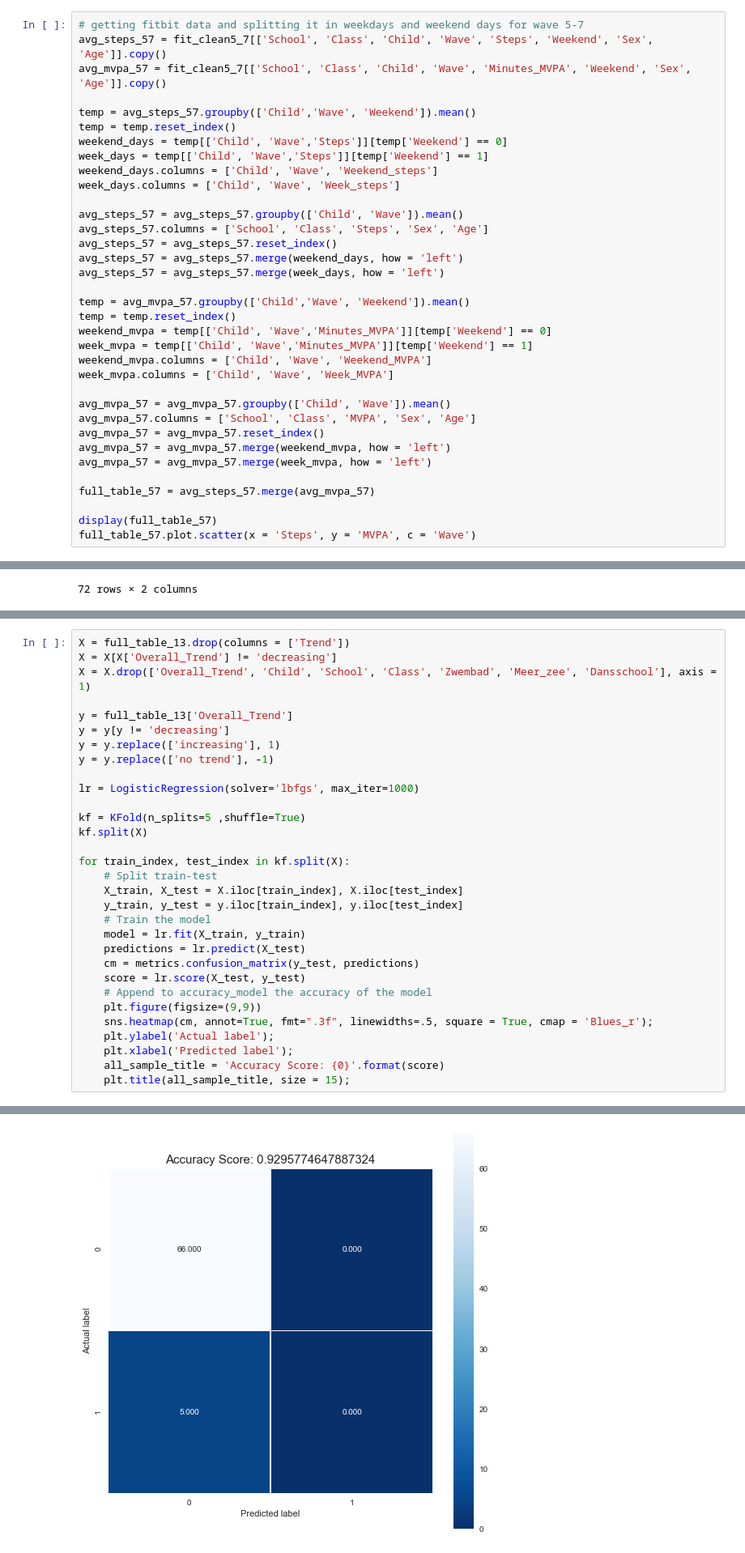
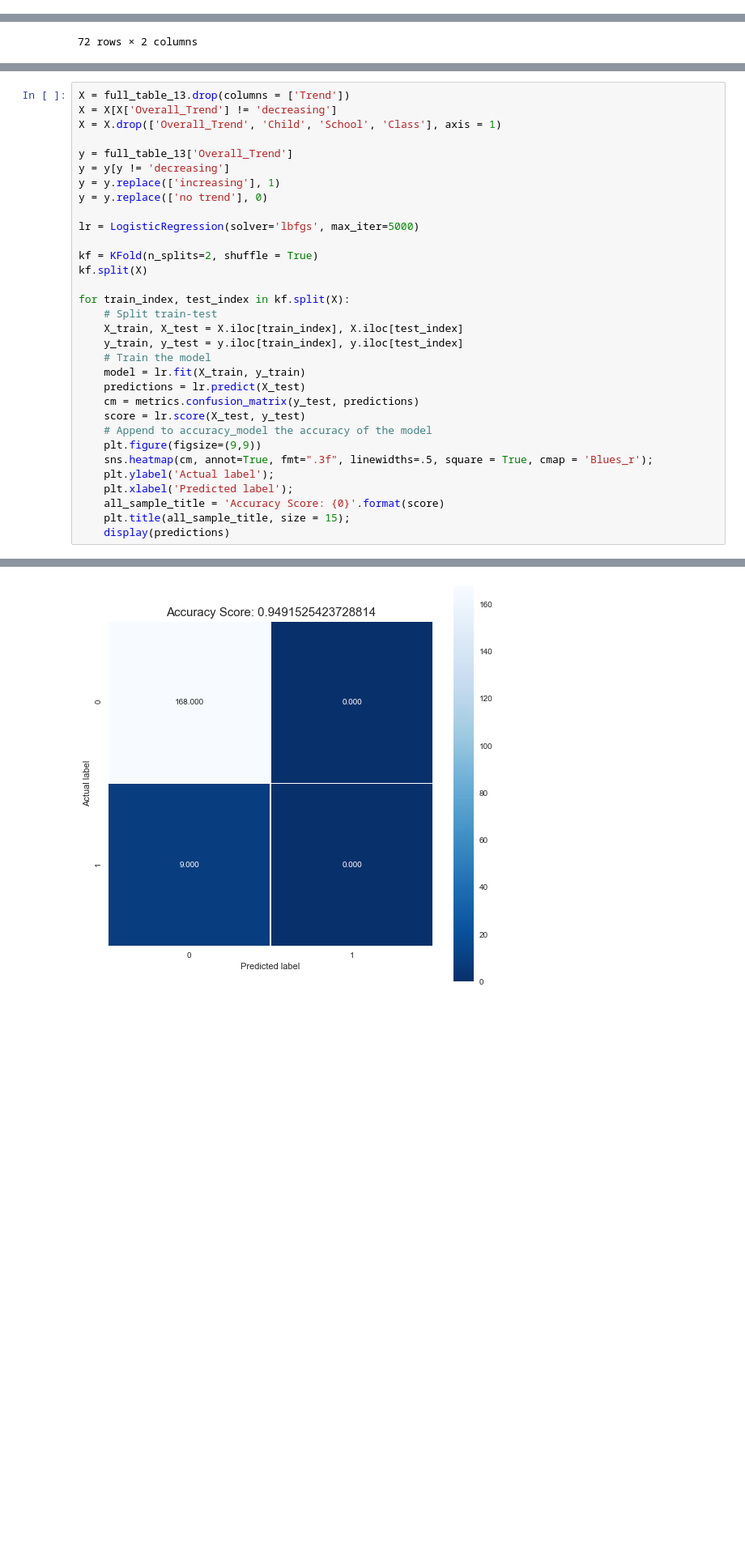
Before and after one commit to Shoarmin/baproject, a Jupyter notebook: code.ipynb, the cells around one changed output, grey strips where cells are left out. Shown at 81% size. Cells and saved outputs as stored; diff of their text form; blank space fills up the shorter version.

Commit message:
Add files via upload
added week 5-7, removed unnecessary blocks of code, fixed issues with the questionnaire data, made logistic regression possible with 3 different states.

```diff
--- a/code.ipynb
+++ b/code.ipynb
@@ -170,38 +158,3 @@ full_table_13.plot.scatter(x = 'Steps', y = 'MVPA', c = 'Wave')
 1080 rows × 12 columns
 <matplotlib.axes._subplots.AxesSubplot at 0x...>
 [figure]
-# %%
-# getting fitbit data and splitting it in weekdays and weekend days for wave 5-7
-avg_steps_57 = fit_clean5_7[['School', 'Class', 'Child', 'Wave', 'Steps', 'Weekend', 'Sex', 'Age']].copy()
-avg_mvpa_57 = fit_clean5_7[['School', 'Class', 'Child', 'Wave', 'Minutes_MVPA', 'Weekend', 'Sex', 'Age']].copy()
-
-temp = avg_steps_57.groupby(['Child','Wave', 'Weekend']).mean()
-temp = temp.reset_index()
-weekend_days = temp[['Child', 'Wave','Steps']][temp['Weekend'] == 0]
-week_days = temp[['Child', 'Wave','Steps']][temp['Weekend'] == 1]
-weekend_days.columns = ['Child', 'Wave', 'Weekend_steps']
-week_days.columns = ['Child', 'Wave', 'Week_steps']
-
-avg_steps_57 = avg_steps_57.groupby(['Child', 'Wave']).mean()
-avg_steps_57.columns = ['School', 'Class', 'Steps', 'Sex', 'Age']
-avg_steps_57 = avg_steps_57.reset_index()
-avg_steps_57 = avg_steps_57.merge(weekend_days, how = 'left')
-avg_steps_57 = avg_steps_57.merge(week_days, how = 'left')
-
-temp = avg_mvpa_57.groupby(['Child','Wave', 'Weekend']).mean()
-temp = temp.reset_index()
-weekend_mvpa = temp[['Child', 'Wave','Minutes_MVPA']][temp['Weekend'] == 0]
-week_mvpa = temp[['Child', 'Wave','Minutes_MVPA']][temp['Weekend'] == 1]
-weekend_mvpa.columns = ['Child', 'Wave', 'Weekend_MVPA']
-week_mvpa.columns = ['Child', 'Wave', 'Week_MVPA']
-
-avg_mvpa_57 = avg_mvpa_57.groupby(['Child', 'Wave']).mean()
-avg_mvpa_57.columns = ['School', 'Class', 'MVPA', 'Sex', 'Age']
-avg_mvpa_57 = avg_mvpa_57.reset_index()
-avg_mvpa_57 = avg_mvpa_57.merge(weekend_mvpa, how = 'left')
-avg_mvpa_57 = avg_mvpa_57.merge(week_mvpa, how = 'left')
-
-full_table_57 = avg_steps_57.merge(avg_mvpa_57)
-
-display(full_table_57)
-full_table_57.plot.scatter(x = 'Steps', y = 'MVPA', c = 'Wave')
@@ -676,16 +591,16 @@ display(full_table_13.groupby('Overall_Trend').mean())
 # %%
 X = full_table_13.drop(columns = ['Trend'])
 X = X[X['Overall_Trend'] != 'decreasing']
-X = X.drop(['Overall_Trend', 'Child', 'School', 'Class', 'Zwembad', 'Meer_zee', 'Dansschool'], axis = 1)
+X = X.drop(['Overall_Trend', 'Child', 'School', 'Class'], axis = 1)
 
 y = full_table_13['Overall_Trend']
 y = y[y != 'decreasing']
 y = y.replace(['increasing'], 1)
-y = y.replace(['no trend'], -1)
+y = y.replace(['no trend'], 0)
 
-lr = LogisticRegression(solver='lbfgs', max_iter=1000)
+lr = LogisticRegression(solver='lbfgs', max_iter=5000)
 
-kf = KFold(n_splits=5 ,shuffle=True)
+kf = KFold(n_splits=2, shuffle = True)
 kf.split(X)
 
 for train_index, test_index in kf.split(X):
@@ -704,4 +619,5 @@ for train_index, test_index in kf.split(X):
     plt.xlabel('Predicted label');
     all_sample_title = 'Accuracy Score: {0}'.format(score)
     plt.title(all_sample_title, size = 15);
+    display(predictions)
 # %% [output]
@@ -708 +642 @@ for train_index, test_index in kf.split(X):
-[figure, old version]
+[figure, new version]
```
Also changed, not shown: parts of 16 cells of this notebook, 3 other files.
